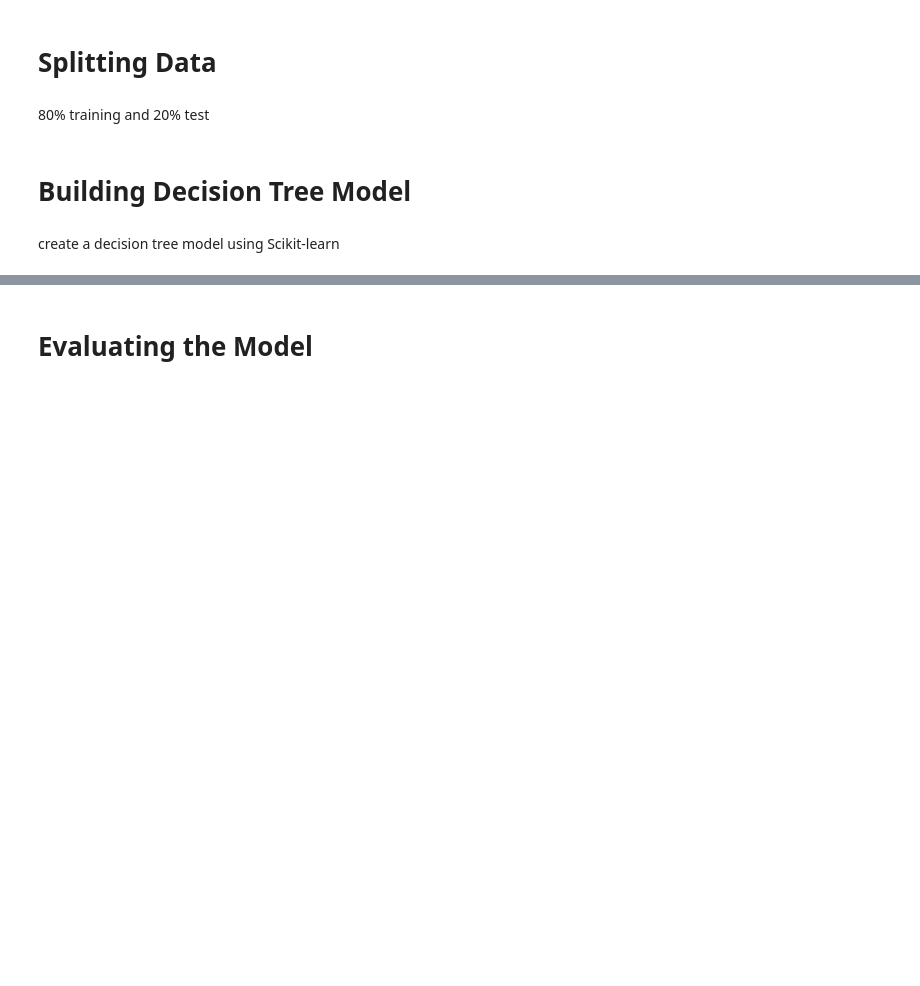
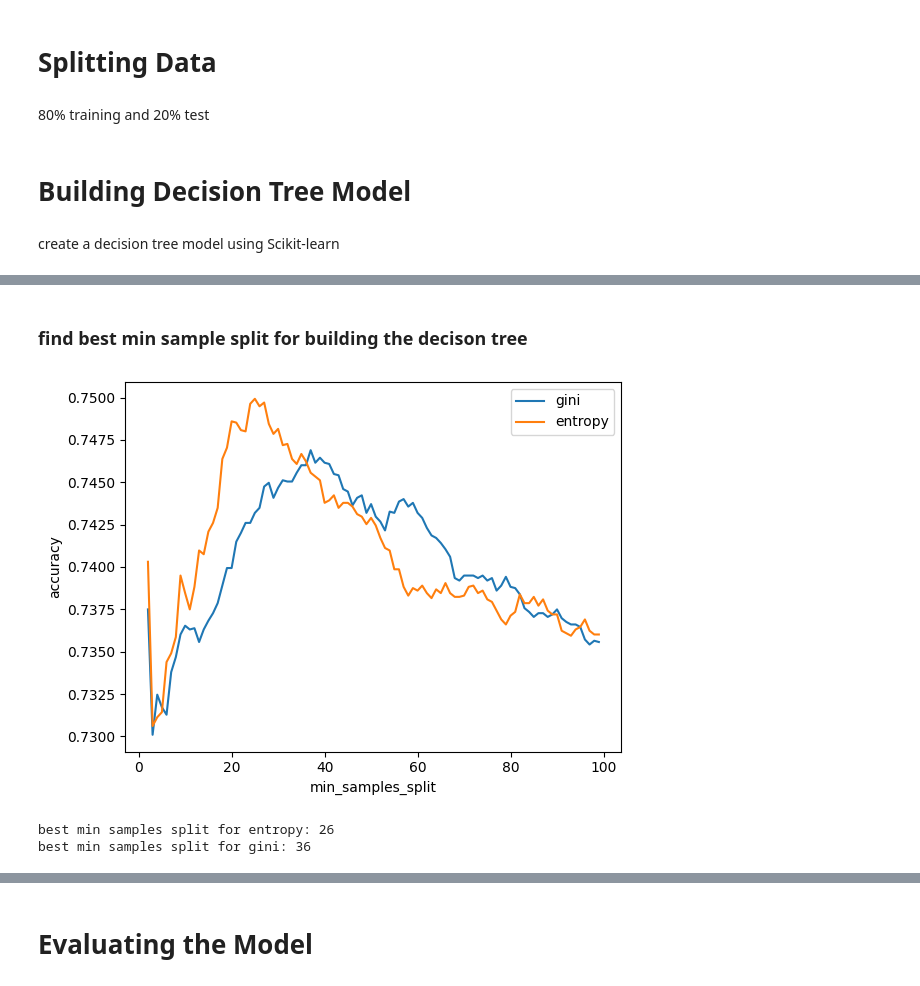
Before and after one commit to amirkasaei/Decision-Tree-Classifier-with-scikit-learn, a Jupyter notebook: Decision_Tree.ipynb, the cells around one changed output, grey strips where cells are left out. Cells and saved outputs as stored; diff of their text form; code cells hidden in the pictures; blank space fills up the shorter version.

```diff
--- a/Decision_Tree.ipynb
+++ b/Decision_Tree.ipynb
@@ -109,0 +148,36 @@ y_pred_gini = dtc_gini.predict(x_test)
+# %% [markdown]
+### **find best min sample split for building the decison tree**
+# %%
+min_samples_split = []
+acc_gini = []
+acc_entropy = []
+for i in range(2, 100):
+  # decision tree with gini
+  dtree = DecisionTreeClassifier(criterion='gini', min_samples_split=i)
+  dtree.fit(x_train, y_train)
+  pred = dtree.predict(x_test)
+  acc_gini.append(accuracy_score(y_test,pred))
+
+  # decision tree with entropy
+  dtree = DecisionTreeClassifier(criterion='entropy', min_samples_split=i)
+  dtree.fit(x_train, y_train)
+  pred = dtree.predict(x_test)
+  acc_entropy.append(accuracy_score(y_test, pred))
+
+  min_samples_split.append(i)
+  d = pd.DataFrame({'acc_gini':pd.Series(acc_gini), 'acc_entropy':pd.Series(acc_entropy), 'min_samples_split':pd.Series(min_samples_split)})# visualizing changes in parameters
+plt.plot('min_samples_split','acc_gini', data=d, label='gini')
+plt.plot('min_samples_split','acc_entropy', data=d, label='entropy')
+plt.xlabel('min_samples_split')
+plt.ylabel('accuracy')
+plt.legend()
+
+best_ent_min_samples_split = np.argmax(acc_entropy) + 1
+best_gini_min_samples_split = np.argmax(acc_gini) + 1
+# %% [output]
+[figure, added]
+# %%
+print('best min samples split for entropy:', best_ent_min_samples_split, '\nbest min samples split for gini:', best_gini_min_samples_split)
+# %% [output]
+best min samples split for entropy: 26
+best min samples split for gini: 36
```
Also changed, not shown: parts of 34 cells of this notebook.
